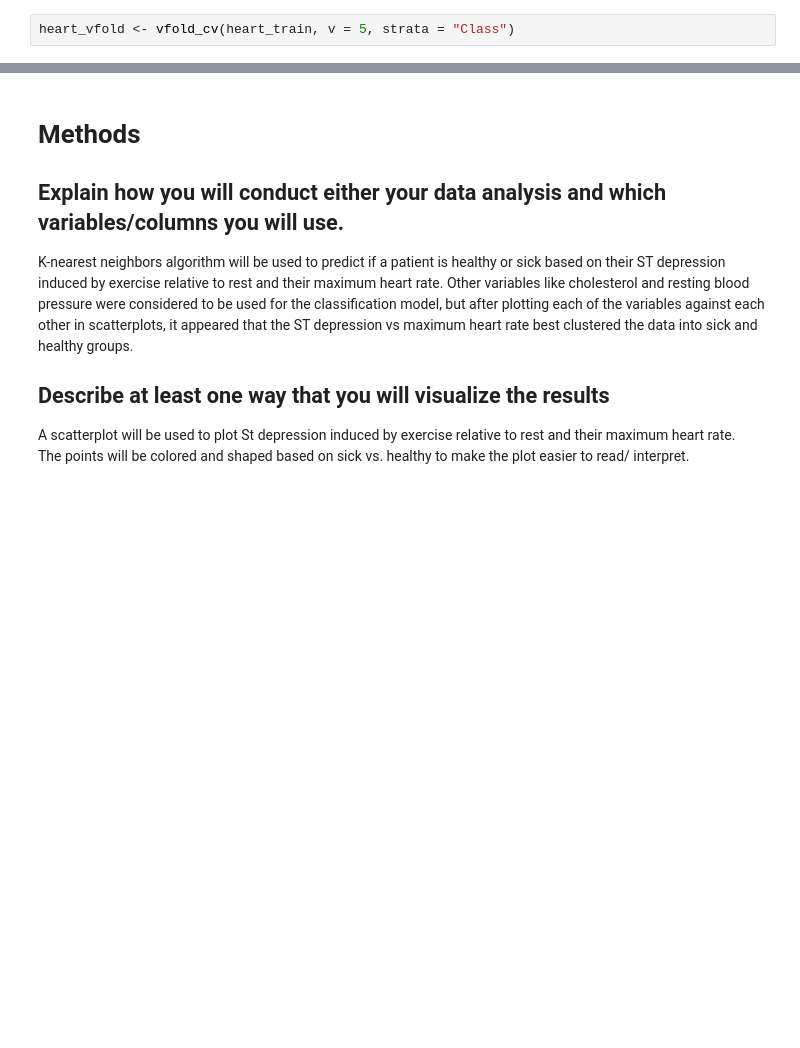
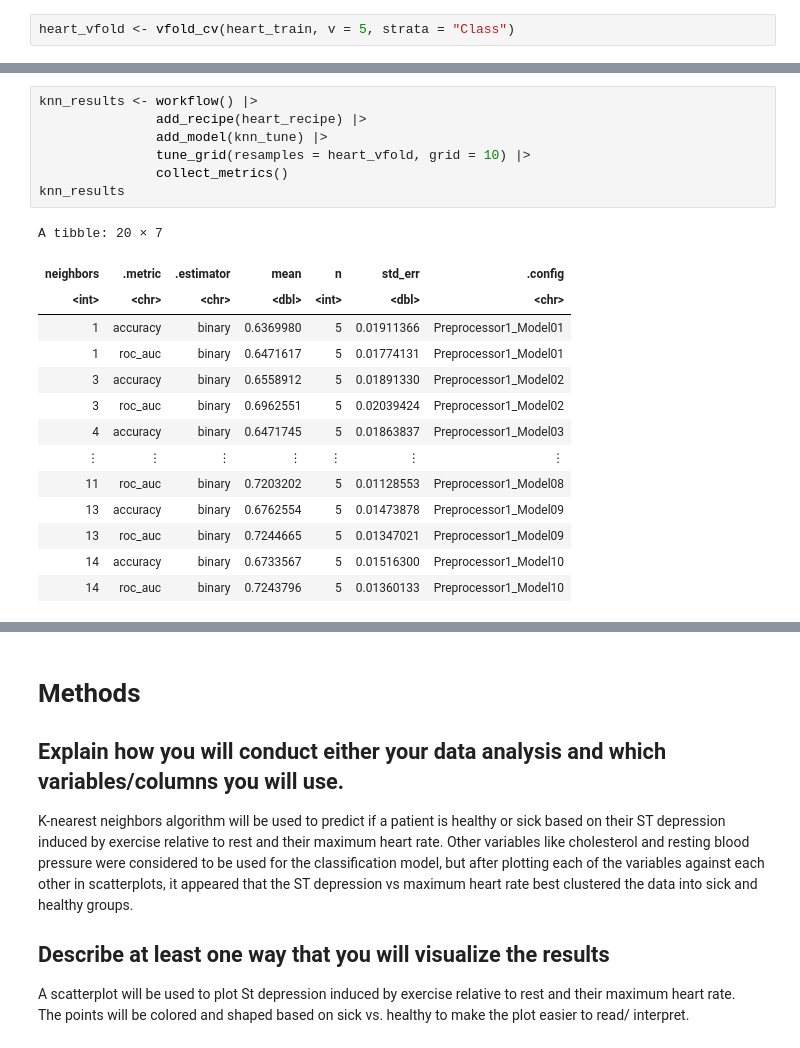
Before and after one commit to riacsik/heart-disease, a Jupyter notebook: group_project_report.ipynb, the cells around one changed output, grey strips where cells are left out. Cells and saved outputs as stored; diff of their text form; blank space fills up the shorter version.

```diff
--- a/group_project_report.ipynb
+++ b/group_project_report.ipynb
@@ -545,0 +576,22 @@ heart_vfold <- vfold_cv(heart_train, v = 5, strata = "Class")
+# %%
+knn_results <- workflow() |>
+               add_recipe(heart_recipe) |>
+               add_model(knn_tune) |>
+               tune_grid(resamples = heart_vfold, grid = 10) |>
+               collect_metrics()
+knn_results
+# %% [output]
+A tibble: 20 × 7
+| neighbors | .metric | .estimator | mean | n | std_err | .config |
+| <int> | <chr> | <chr> | <dbl> | <int> | <dbl> | <chr> |
+| 1 | accuracy | binary | 0.6369980 | 5 | 0.01911366 | Preprocessor1_Model01 |
+| 1 | roc_auc | binary | 0.6471617 | 5 | 0.01774131 | Preprocessor1_Model01 |
+| 3 | accuracy | binary | 0.6558912 | 5 | 0.01891330 | Preprocessor1_Model02 |
+| 3 | roc_auc | binary | 0.6962551 | 5 | 0.02039424 | Preprocessor1_Model02 |
+| 4 | accuracy | binary | 0.6471745 | 5 | 0.01863837 | Preprocessor1_Model03 |
+| ⋮ | ⋮ | ⋮ | ⋮ | ⋮ | ⋮ | ⋮ |
+| 11 | roc_auc | binary | 0.7203202 | 5 | 0.01128553 | Preprocessor1_Model08 |
+| 13 | accuracy | binary | 0.6762554 | 5 | 0.01473878 | Preprocessor1_Model09 |
+| 13 | roc_auc | binary | 0.7244665 | 5 | 0.01347021 | Preprocessor1_Model09 |
+| 14 | accuracy | binary | 0.6733567 | 5 | 0.01516300 | Preprocessor1_Model10 |
+| 14 | roc_auc | binary | 0.7243796 | 5 | 0.01360133 | Preprocessor1_Model10 |
```
Also changed, not shown: parts of 31 cells of this notebook.
